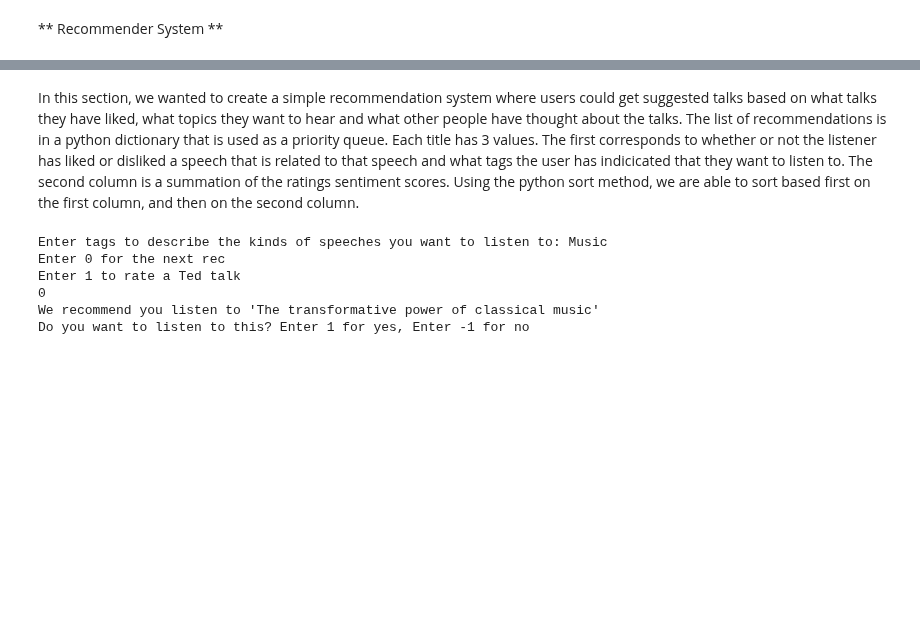
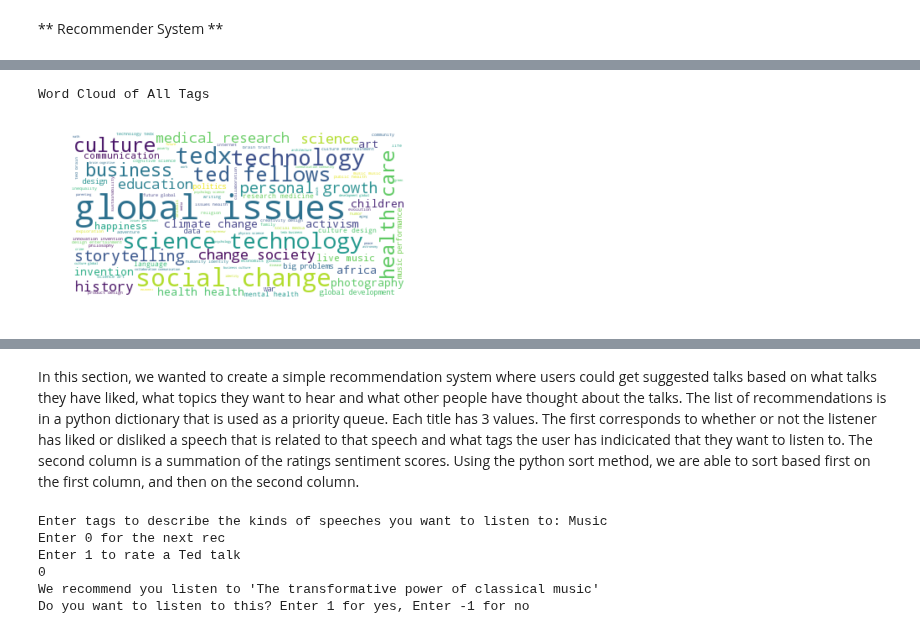
Before and after one commit to jmazanec15/BigDataFinal, a Jupyter notebook: DissectingTed.ipynb, the cells around one changed output, grey strips where cells are left out. Saved outputs shown, nothing was run; the diff lists cells and outputs as text; code cells hidden in the pictures; blank space fills up the shorter version.

```diff
--- a/DissectingTed.ipynb
+++ b/DissectingTed.ipynb
@@ -293,0 +306,38 @@ A talk with this description would get an estimated 1838751 views!
+# %%
+import pandas as pd
+import re
+import os
+import wordcloud
+from wordcloud import WordCloud, STOPWORDS
+import matplotlib.pyplot as plt
+import nltk
+transcripts = pd.read_csv("data/transcripts.csv")
+ted_data= pd.read_csv("data/ted_main.csv")
+ted= pd.merge(transcripts, ted_data, on='url')
+ted.to_csv('ted_33.csv', sep='\t', encoding='utf-8')
+# %%
+tags= ted.loc[:, "tags"]
+
+#Clean tags for word cloud
+all_tags = []
+for tag in tags:
+    tag=tag.lower()
+    tag=re.sub("[^A-Za-z0-9]+"," ",tag)
+    tag=re.sub("[^\w ]","",tag)
+    tag=tag.split(",")
+    all_tags.extend(tag)
+
+
+all_tags=str(all_tags)
+
+#Create word cloud
+tags_wordcloud = WordCloud(background_color='white'
+                         ).generate(all_tags)
+plt.figure()
+plt.imshow(tags_wordcloud, interpolation="bilinear")
+plt.axis("off")
+print('Word Cloud of All Tags')
+plt.show()
+# %% [output]
+Word Cloud of All Tags
+[figure, added]
```
Also changed, not shown: parts of 33 cells of this notebook.
